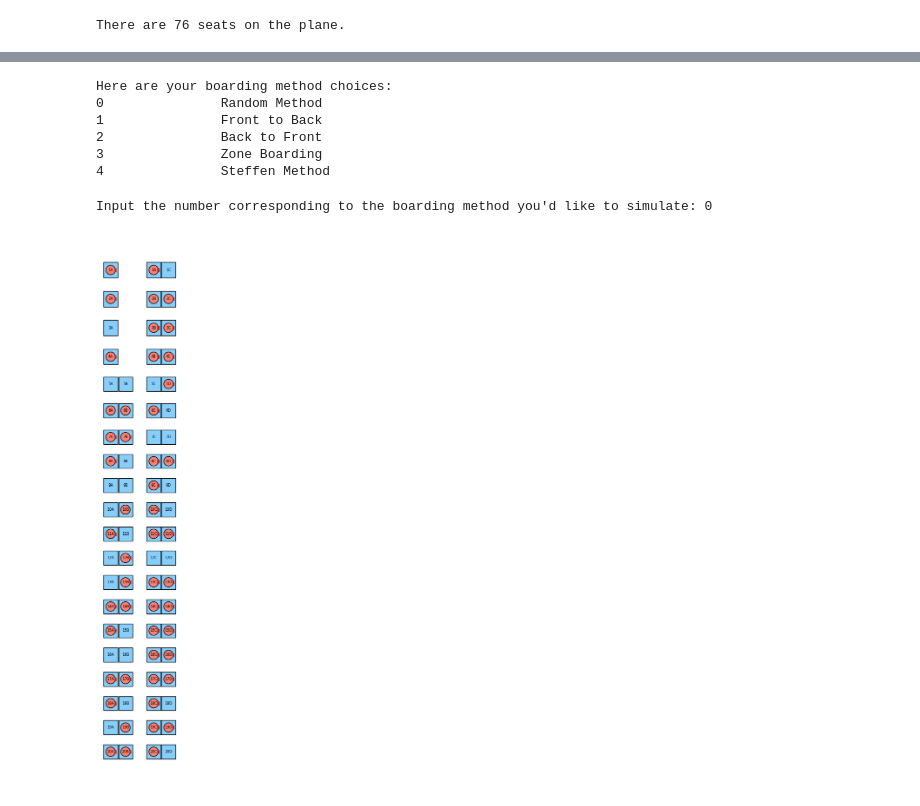
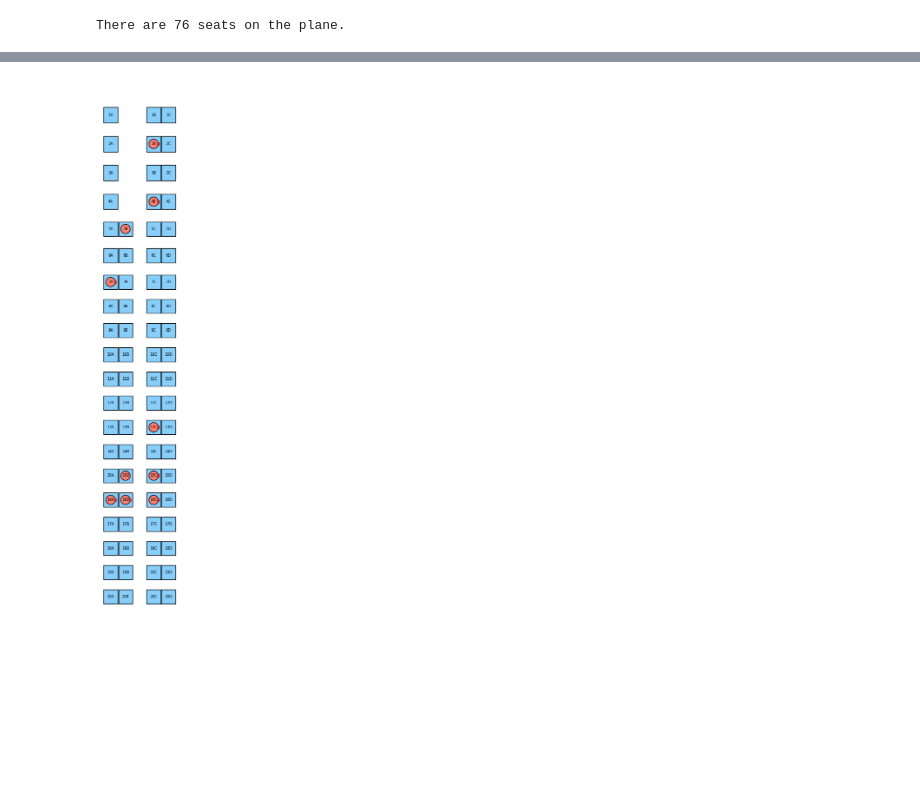
Before and after one commit to mayashapiro19/engg3130_finalproject, a Jupyter notebook: demo.ipynb, the cells around one changed output, grey strips where cells are left out. Saved outputs shown, nothing was run; the diff lists cells and outputs as text; code cells hidden in the pictures; blank space fills up the shorter version.

```diff
--- a/demo.ipynb
+++ b/demo.ipynb
@@ -637,22 +590,8 @@ How many passengers would you like to simulate (aka. board the plane)? 50
-# %%
-print('Here are your boarding method choices:')
-print('0\t\tRandom Method\n1\t\tFront to Back\n2\t\tBack to Front\n3\t\tZone Boarding\n4\t\tSteffen Method')
-# %% [output]
-Here are your boarding method choices:
-0               Random Method
-1               Front to Back
-2               Back to Front
-3               Zone Boarding
-4               Steffen Method
-# %%
-boarding_choice = input("Input the number corresponding to the boarding method you'd like to simulate:")
-# %% [output]
-Input the number corresponding to the boarding method you'd like to simulate: 0
 # %%
-plane_boarding = PlaneBoarding(num_of_passengers, plane, boarding_choice, Passenger)
-plane_boarding.animate()
+random_board = RandomBoarding(num_of_passengers, plane, Passenger)
+random_board.animate()
 # %% [output]
-[figure, old version]
+[figure, new version]
 # %%
 def run_simulation(boarding):
     steps = 0
```
Also changed, not shown: parts of 5 cells of this notebook.
